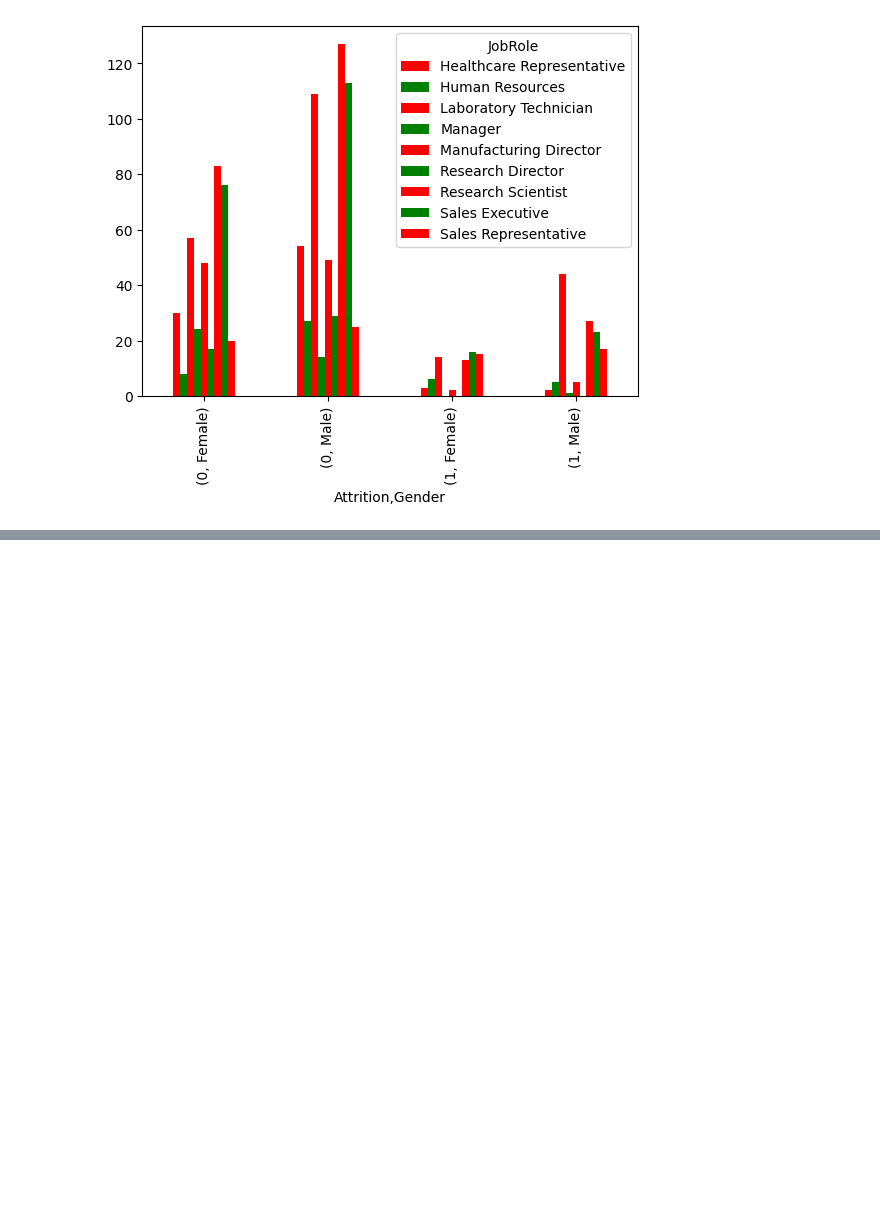
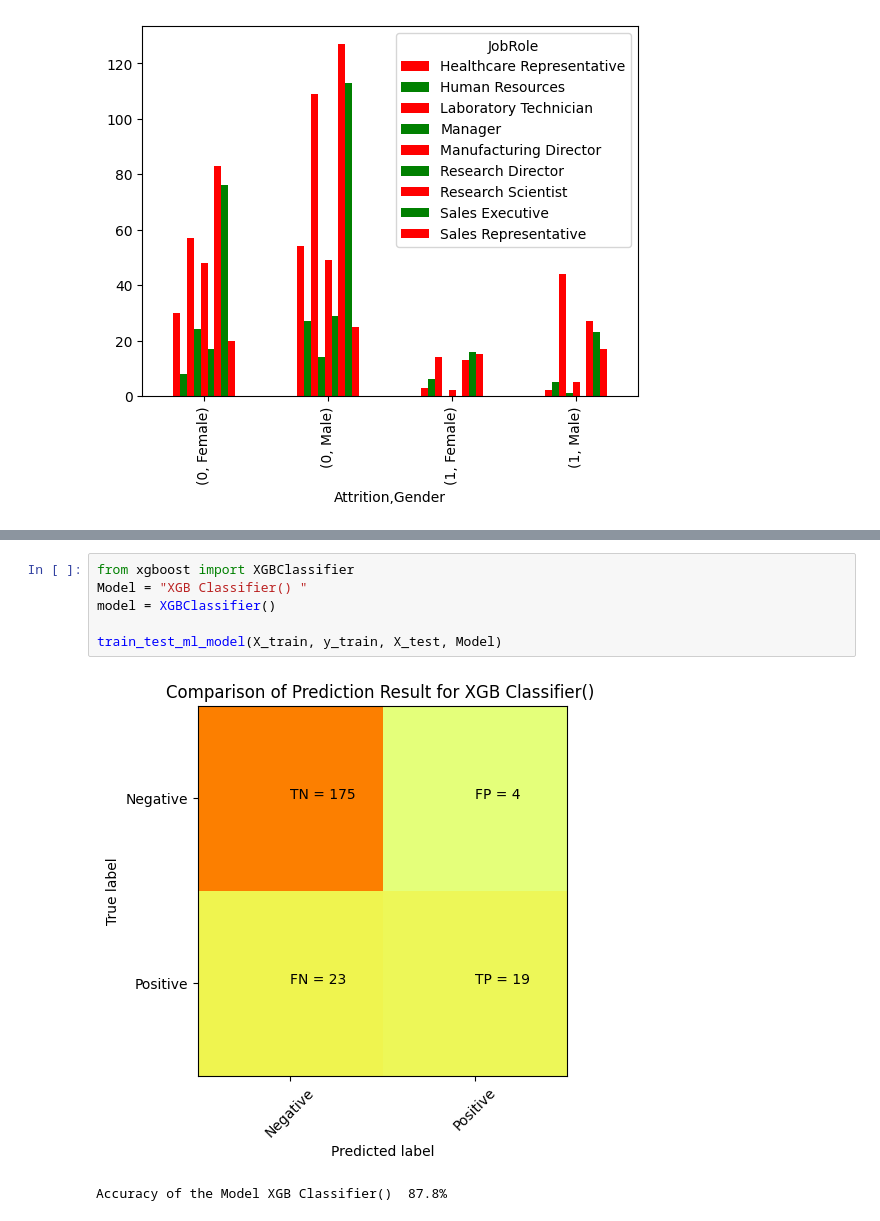
Before and after one commit to ziaulislammughal/NUEXUS-Technologies-AI-Internship-, a Jupyter notebook: EAP.ipynb, the cells around one changed output, grey strips where cells are left out. Saved outputs shown, nothing was run; the diff lists cells and outputs as text; blank space fills up the shorter version.

```diff
--- a/EAP.ipynb
+++ b/EAP.ipynb
@@ -451,0 +576,9 @@ plt.show()
+# %%
+from xgboost import XGBClassifier
+Model = "XGB Classifier() "
+model = XGBClassifier()
+
+train_test_ml_model(X_train, y_train, X_test, Model)
+# %% [output]
+[figure, added]
+Accuracy of the Model XGB Classifier()  87.8%
```
Also changed, not shown: parts of 32 cells of this notebook.
